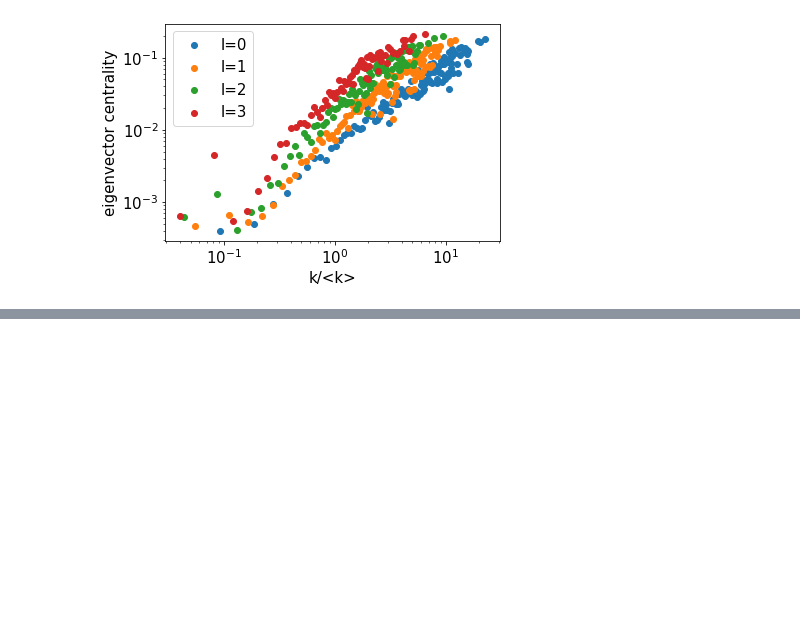
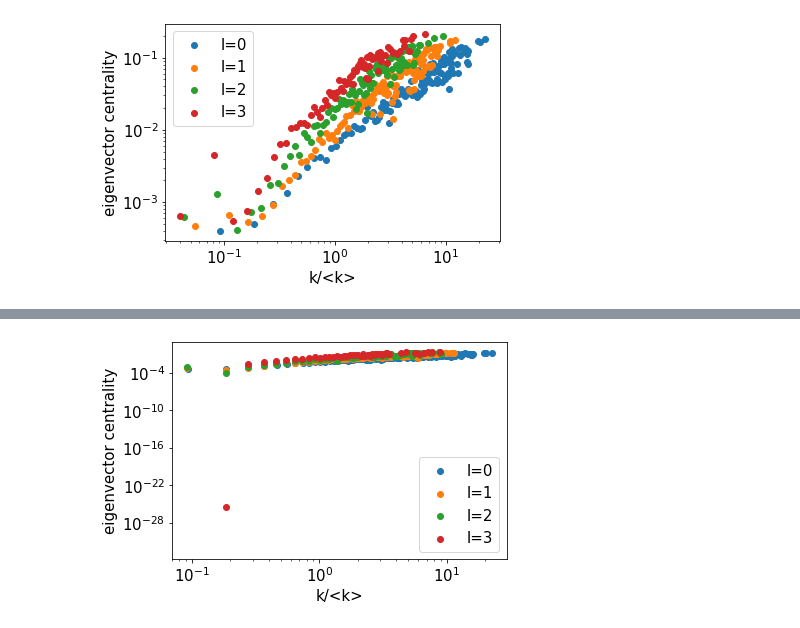
Before and after one commit to matheusloures42/renormalization-simplicial-complexes, a Jupyter notebook: airport.ipynb, the cells around one changed output, grey strips where cells are left out. Cells and saved outputs as stored; diff of their text form; code cells hidden in the pictures; blank space fills up the shorter version.

```diff
--- a/airport.ipynb
+++ b/airport.ipynb
@@ -114,0 +134,7 @@ eigenvector_centrality_x_kl(G3,lb='l=3')
+# %%
+eigenvector_centrality_x_kl(G0,lb='l=0')
+eigenvector_centrality_x_kl(G1_rep,lb='l=1')
+eigenvector_centrality_x_kl(G2_rep,lb='l=2')
+eigenvector_centrality_x_kl(G3_rep,lb='l=3')
+# %% [output]
+[figure, added]
```
Also changed, not shown: parts of 3 cells of this notebook, 3 other files.
